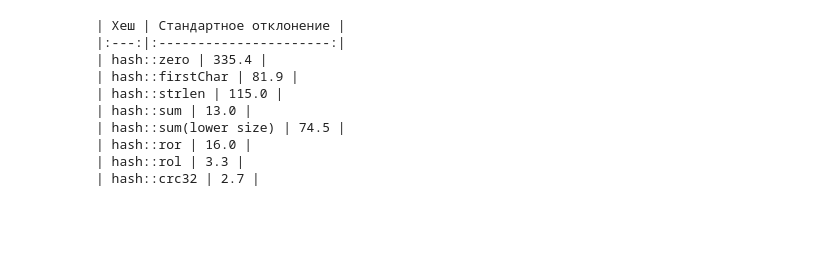
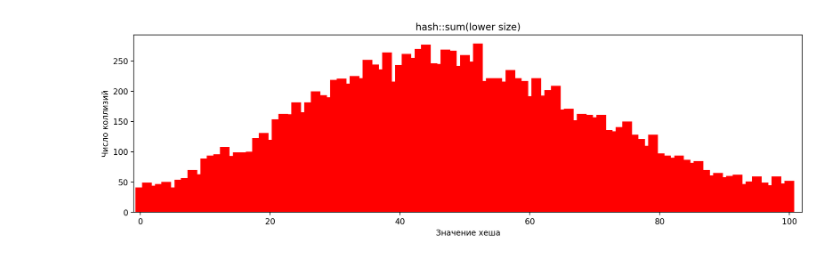
Before and after one commit to victorbaldin56/hashmap, a Jupyter notebook: graphs.ipynb, the cells around one changed output. Saved outputs shown, nothing was run; the diff lists cells and outputs as text; code cells hidden in the pictures; blank space fills up the shorter version.

```diff
--- a/graphs.ipynb
+++ b/graphs.ipynb
@@ -50,17 +50,8 @@ for i in [1, 2]:
-# %%
-print('| Хеш | Стандартное отклонение |')
-print('|:---:|:----------------------:|')
-
-for i in range(nums.__len__()):
-    print(f'| {HASH_FUNCS[i]} | {np.std(loads[i]):.1f} |')
-# %% [output]
-| Хеш | Стандартное отклонение |
-|:---:|:----------------------:|
-| hash::zero | 335.4 |
-| hash::firstChar | 81.9 |
-| hash::strlen | 115.0 |
-| hash::sum | 13.0 |
-| hash::sum(lower size) | 74.5 |
-| hash::ror | 16.0 |
-| hash::rol | 3.3 |
-| hash::crc32 | 2.7 |
+# %%
+SEPARATE_SUM_HASH_TEST = 'hash::sum(lower size)'
+
+sum_low_size = pd.read_csv(f'{STATS_DIR}/{SEPARATE_SUM_HASH_TEST}.csv')
+plot_hash_func(sum_low_size['num'], sum_low_size['load'],
+               title=SEPARATE_SUM_HASH_TEST, xlim=[-1, 102])
+# %% [output]
+[figure, added]
```
Also changed, not shown: parts of 6 cells of this notebook, 28 other files.
